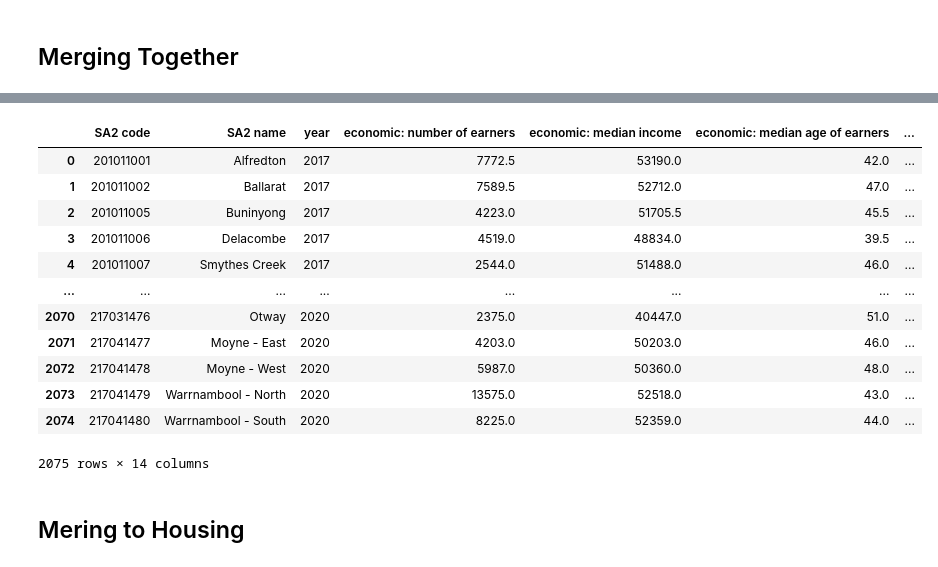
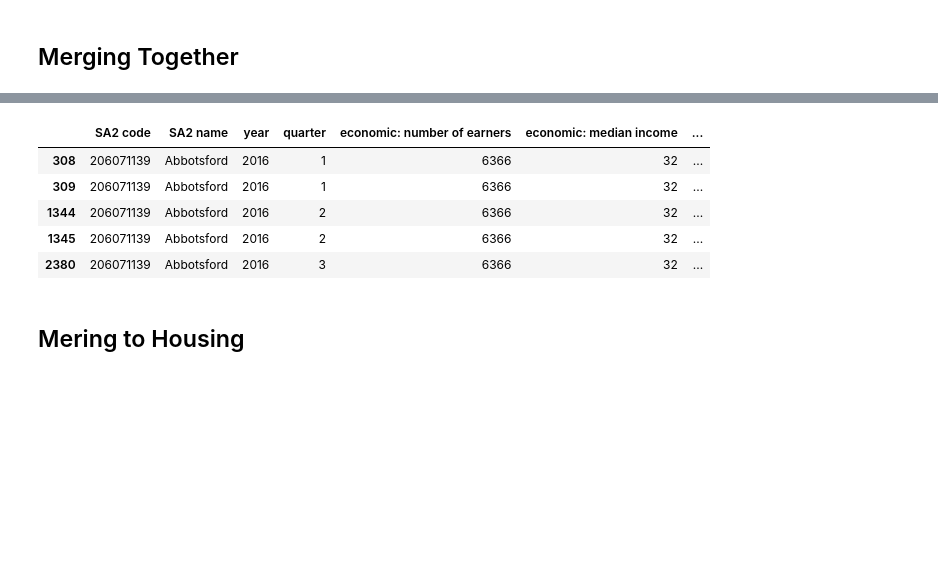
Before and after one commit to MAST30034-AppliedDataScience/project-2-group-real-estate-industry-project-11, a Jupyter notebook: notebooks/preprocess/preprocess juns and housing.ipynb, the cells around one changed output, grey strips where cells are left out. Saved outputs shown, nothing was run; the diff lists cells and outputs as text; code cells hidden in the pictures; blank space fills up the shorter version.

Commit message:
updating things to be quarterly

```diff
--- a/notebooks/preprocess/preprocess juns and housing.ipynb
+++ b/notebooks/preprocess/preprocess juns and housing.ipynb
@@ -496,11 +375,0 @@ gdp.head(5)
-# %%
-# group by year
-gdp = gdp.groupby("year")["economic: gdp annual"].apply(lambda x: x.prod())
-
-# reset the index
-gdp = gdp.reset_index()
-
-# convert back to percentage
-gdp["economic: gdp annual"] = gdp["economic: gdp annual"].apply(lambda x: (x-1)*100)
-
-gdp
@@ -580,3 +458,27 @@ vic_population_df.head(5)
 | 8004 | 2004 | 201011001 | 6480.0 | 2.971556 |
 | 10458 | 2005 | 201011001 | 6648.0 | 2.592593 |
 | 12912 | 2006 | 201011001 | 6761.0 | 1.699759 |
+# %%
+# get the financial quarters for the year
+QUARTERS = 4
+
+all_frames = []
+for quarter in range(QUARTERS):
+    curr_quarter_df = vic_population_df.copy()
+
+    # create the current quarter series
+    curr_quarter_df["quarter"] = quarter + 1
+
+    # aggregate the result
+    all_frames.append(curr_quarter_df)
+
+# combine the results
+vic_population_df = pd.concat(all_frames, ignore_index=True)
+
+# divide the population growth by 4, to account for the fact that it changes (dodegy, but should work)
+vic_population_df["population: growth"] = vic_population_df["population: growth"] / 4
+
+# sort
+vic_population_df = vic_population_df.sort_values(by=["SA2 code", "year", "quarter"])
+
+vic_population_df.head(10)
@@ -606,5 +522,12 @@ merged_df = pd.DataFrame({})
 for frame in all_frames:
     merged_df = get_merged_df(frame, merged_df)
 
-merged_df
+# order the columns
+indentifiers = ["SA2 code", "SA2 name", "year", "quarter"]
+merged_df = merged_df[indentifiers + [x for x in merged_df.columns if not x in indentifiers]]
+
+# sort the values
+merged_df = merged_df.sort_values(by=["SA2 name", "year", "quarter"])
+
+merged_df.head(5)
 # %% [output]
@@ -628,13 +539,6 @@ lost 1 out of 2076 records
-|  | SA2 code | SA2 name | year | economic: number of earners | economic: median income | economic: median age of earners | ... |
-| 0 | 201011001 | Alfredton | 2017 | 7772.5 | 53190.0 | 42.0 | ... |
-| 1 | 201011002 | Ballarat | 2017 | 7589.5 | 52712.0 | 47.0 | ... |
-| 2 | 201011005 | Buninyong | 2017 | 4223.0 | 51705.5 | 45.5 | ... |
-| 3 | 201011006 | Delacombe | 2017 | 4519.0 | 48834.0 | 39.5 | ... |
-| 4 | 201011007 | Smythes Creek | 2017 | 2544.0 | 51488.0 | 46.0 | ... |
-| ... | ... | ... | ... | ... | ... | ... | ... |
-| 2070 | 217031476 | Otway | 2020 | 2375.0 | 40447.0 | 51.0 | ... |
-| 2071 | 217041477 | Moyne - East | 2020 | 4203.0 | 50203.0 | 46.0 | ... |
-| 2072 | 217041478 | Moyne - West | 2020 | 5987.0 | 50360.0 | 48.0 | ... |
-| 2073 | 217041479 | Warrnambool - North | 2020 | 13575.0 | 52518.0 | 43.0 | ... |
-| 2074 | 217041480 | Warrnambool - South | 2020 | 8225.0 | 52359.0 | 44.0 | ... |
+|  | SA2 code | SA2 name | year | quarter | economic: number of earners | economic: median income | ... |
+| 308 | 206071139 | Abbotsford | 2016 | 1 | 6366 | 32 | ... |
+| 309 | 206071139 | Abbotsford | 2016 | 1 | 6366 | 32 | ... |
+| 1344 | 206071139 | Abbotsford | 2016 | 2 | 6366 | 32 | ... |
+| 1345 | 206071139 | Abbotsford | 2016 | 2 | 6366 | 32 | ... |
+| 2380 | 206071139 | Abbotsford | 2016 | 3 | 6366 | 32 | ... |
-2075 rows × 14 columns
```
Also changed, not shown: parts of 29 cells of this notebook, 2 other files.
